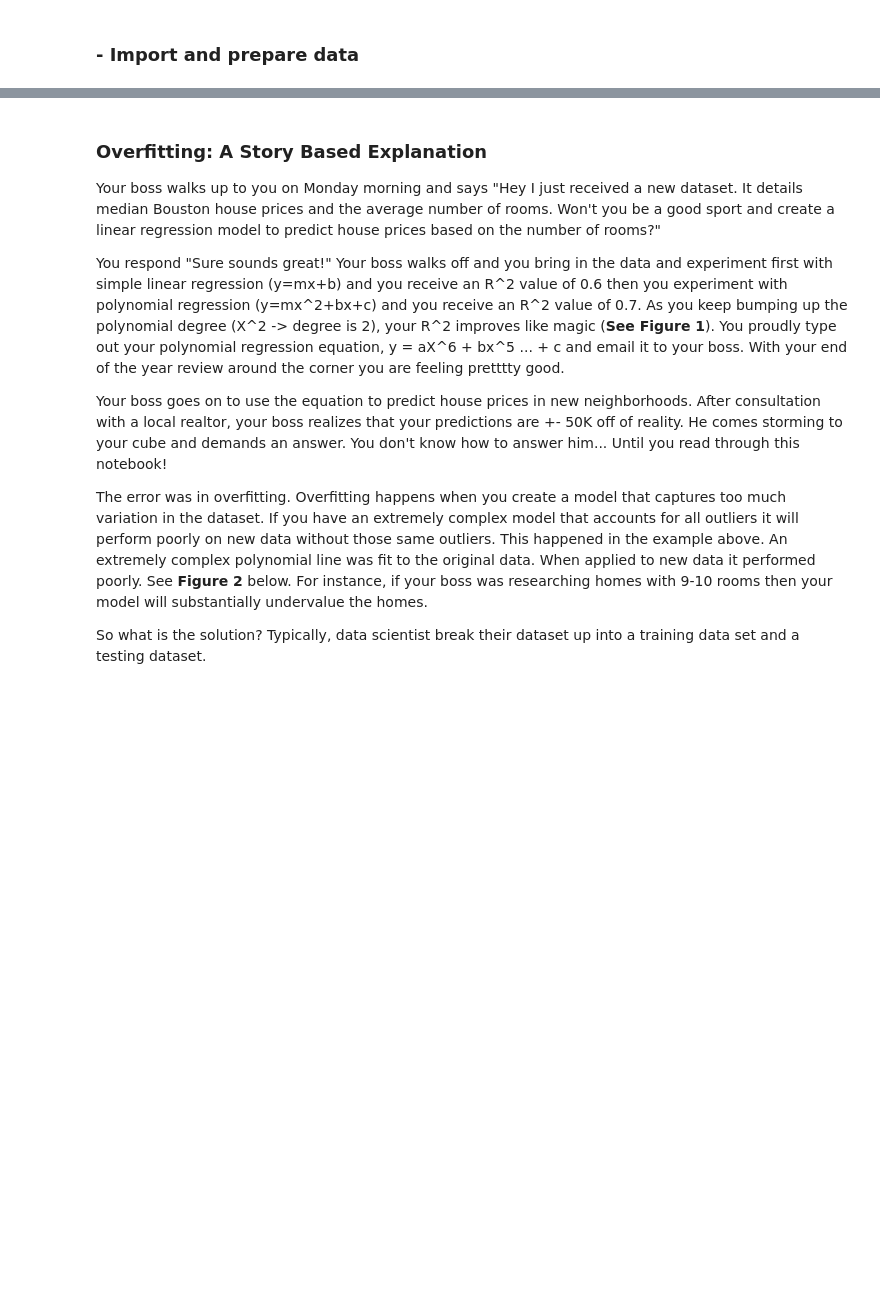
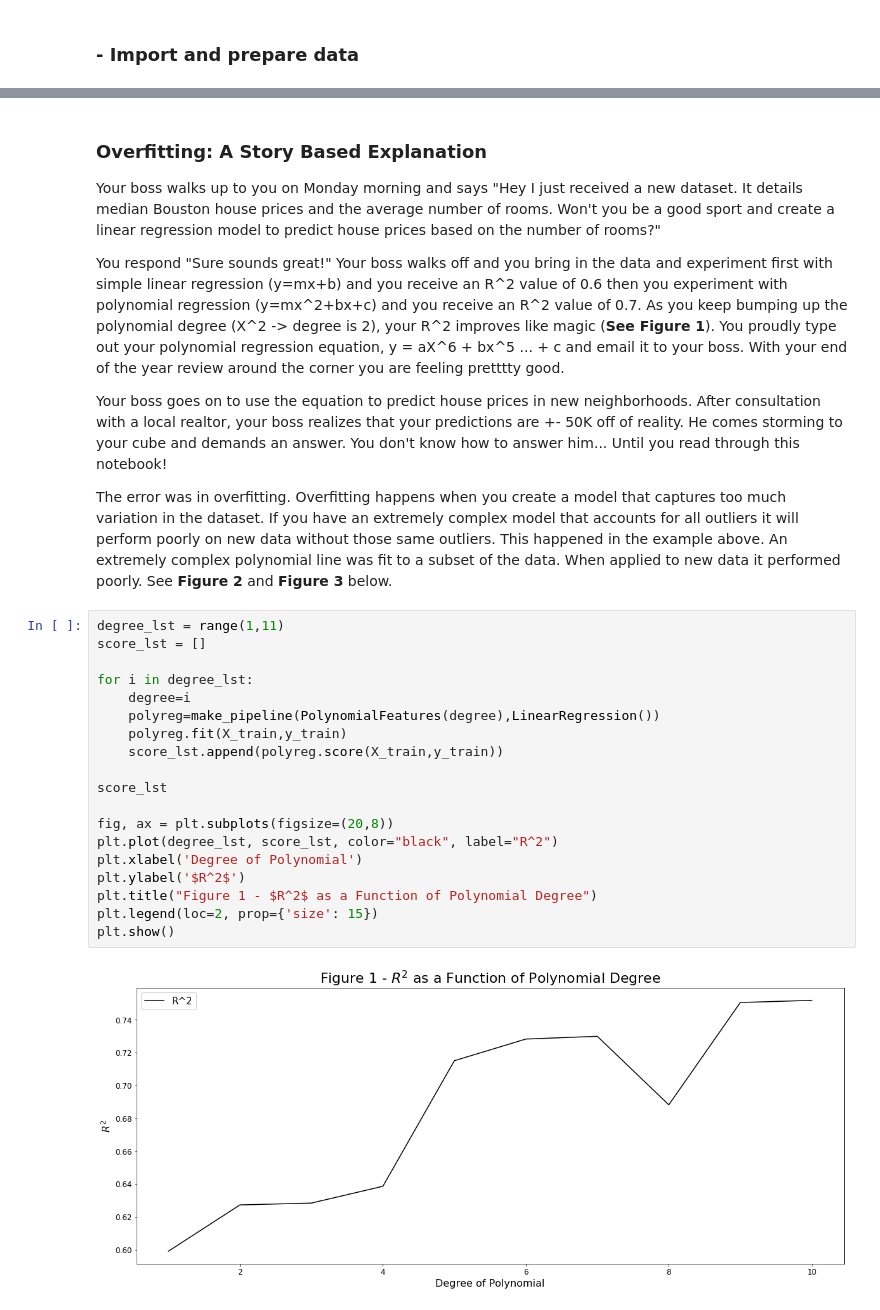
Before and after one commit to Data-Science-Link/Learning_Machine_Learning, a Jupyter notebook: 2_Overfitting_and_Cross_Validation.ipynb, the cells around one changed output, grey strips where cells are left out. Cells and saved outputs as stored; diff of their text form; blank space fills up the shorter version.

```diff
--- a/2_Overfitting_and_Cross_Validation.ipynb
+++ b/2_Overfitting_and_Cross_Validation.ipynb
@@ -67,9 +71,28 @@ You respond "Sure sounds great!" Your boss walks off and you bring in the data a
 
 Your boss goes on to use the equation to predict house prices in new neighborhoods. After consultation with a local realtor, your boss realizes that your predictions are +- 50K off of reality. He comes storming to your cube and demands an answer. You don't know how to answer him... Until you read through this notebook!
 
-The error was in overfitting. Overfitting happens when you create a model that captures too much variation in the dataset. If you have an extremely complex model that accounts for all outliers it will perform poorly on new data without those same outliers. This happened in the example above. An extremely complex polynomial line was fit to the original data. When applied to new data it performed poorly. See **Figure 2** below. For instance, if your boss was researching homes with 9-10 rooms then your model will substantially undervalue the homes.
-
-So what is the solution? Typically, data scientist break their dataset up into a training data set and a testing dataset.
+The error was in overfitting. Overfitting happens when you create a model that captures too much variation in the dataset. If you have an extremely complex model that accounts for all outliers it will perform poorly on new data without those same outliers. This happened in the example above. An extremely complex polynomial line was fit to a subset of the data. When applied to new data it performed poorly. See **Figure 2** and **Figure 3** below.
+# %%
+degree_lst = range(1,11)
+score_lst = []
+
+for i in degree_lst:
+    degree=i
+    polyreg=make_pipeline(PolynomialFeatures(degree),LinearRegression())
+    polyreg.fit(X_train,y_train)
+    score_lst.append(polyreg.score(X_train,y_train))
+
+score_lst
+
+fig, ax = plt.subplots(figsize=(20,8))
+plt.plot(degree_lst, score_lst, color="black", label="R^2")
+plt.xlabel('Degree of Polynomial')
+plt.ylabel('$R^2$')
+plt.title("Figure 1 - $R^2$ as a Function of Polynomial Degree")
+plt.legend(loc=2, prop={'size': 15})
+plt.show()
+# %% [output]
+[figure, added]
 # %%
 # Create polynomial regression using Scikit Learn
 # https://towardsdatascience.com/polynomial-regression-with-scikit-learn-what-you-should-know-bed9d3296f2
```
Also changed, not shown: parts of 23 cells of this notebook, 1 other file.
